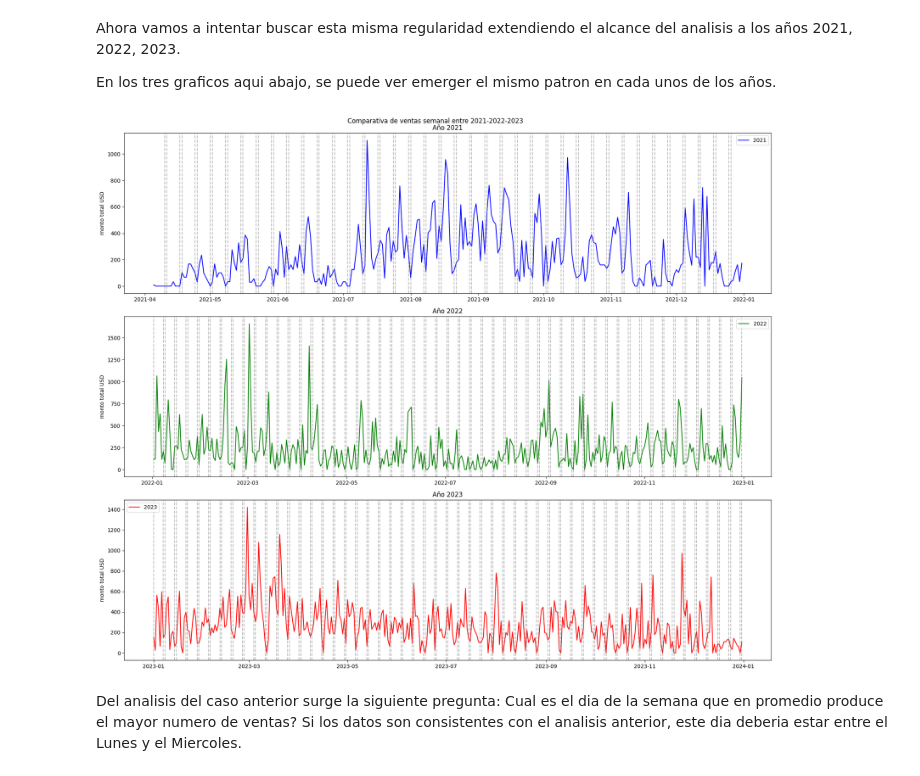
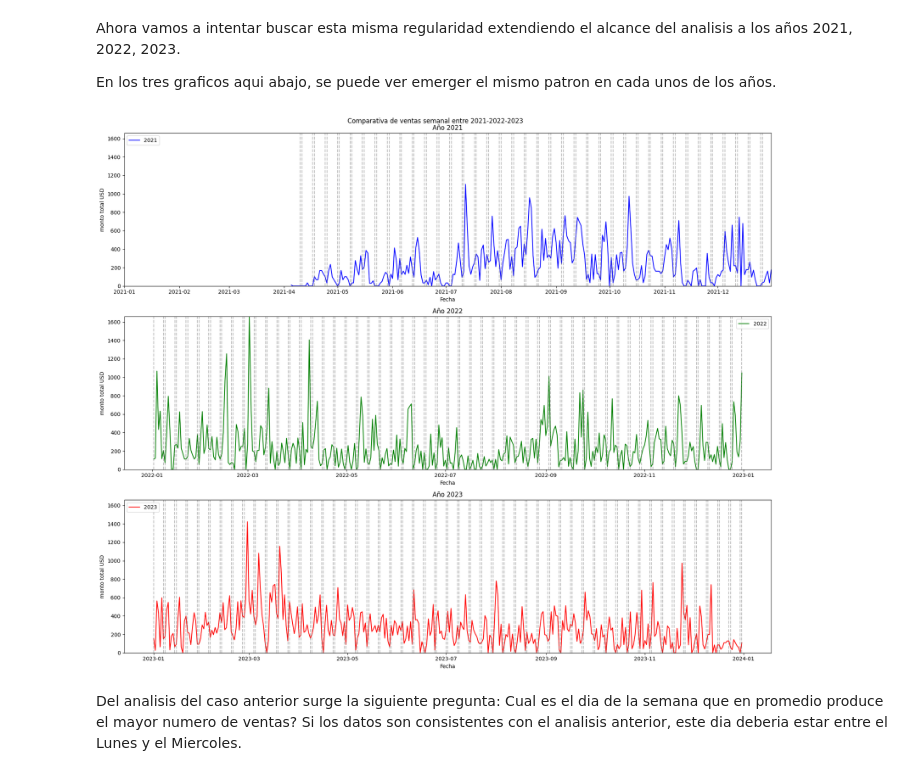
Before and after one commit to jpgomz/mentoria-diplodatos-2024-analisis-cursos-previsionales, a Jupyter notebook: ayvd.ipynb, the cells around one changed output. Saved outputs shown, nothing was run; the diff lists cells and outputs as text; code cells hidden in the pictures.

```diff
--- a/ayvd.ipynb
+++ b/ayvd.ipynb
@@ -292,40 +299,50 @@ df_2023 = df_merged.loc['2023', 'monto total USD'].resample('D').sum()
 
 # Función para añadir líneas de fines de semana
 def marcar_fines_de_semana(ax, fechas):
     for fecha in fechas:
         if fecha.weekday() >= 5:  # Sábado y domingo
             ax.axvline(x=fecha, color='gray', linestyle='--', alpha=0.5)
 
 # Crear subplots
 fig, axs = plt.subplots(3, 1, figsize=(18, 15))
 fig.suptitle('Comparativa de ventas semanal entre 2021-2022-2023')
 
 # Datos del año 2021
 axs[0].plot(df_2021, label='2021', color='blue')
 marcar_fines_de_semana(axs[0], df_2021.index)
 axs[0].set_title('Año 2021')
-axs[0].set_ylabel('monto total USD')
-axs[0].legend()
+axs[0].set_xlim(pd.to_datetime('2021-01-01'), pd.to_datetime('2021-12-31'))
 
 # Datos del año 2022
 axs[1].plot(df_2022, label='2022', color='green')
 marcar_fines_de_semana(axs[1], df_2022.index)
 axs[1].set_title('Año 2022')
-axs[1].set_ylabel('monto total USD')
-axs[1].legend()
+#axs[1].set_xlim('2022-01', '2022-12')
 
 # Datos del año 2023
 axs[2].plot(df_2023, label='2023', color='red')
 marcar_fines_de_semana(axs[2], df_2023.index)
 axs[2].set_title('Año 2023')
-axs[2].set_ylabel('monto total USD')
-axs[2].legend()
+#axs[2].set_xlim('2023-01', '2023-12')
+
+# Encontrar los límites del eje y que abarcan ambos plots
+min_y = min(df_2021.min(), df_2022.min(), df_2023.min())
+max_y = max(df_2021.max(), df_2022.max(), df_2023.max())
+
+# Etiquetas y formato
+for ax in axs:
+    ax.set_xlabel('Fecha')
+    ax.set_ylabel('monto total USD')
+    ax.legend()
+
+    # Establecer los mismos límites del eje y en ambos subplots
+    ax.set_ylim(min_y, max_y)
 
 # Ajustar el layout
 plt.tight_layout()
 plt.show()
 # %% [output]
-[figure, old version]
+[figure, new version]
 # %% [markdown]
 Del analisis del caso anterior surge la siguiente pregunta: Cual es el dia de la semana que en promedio produce el mayor numero de ventas? Si los datos son consistentes con el analisis anterior, este dia deberia estar entre el Lunes y el Miercoles.
 # %%
```
Also changed, not shown: parts of 1 cell of this notebook.
